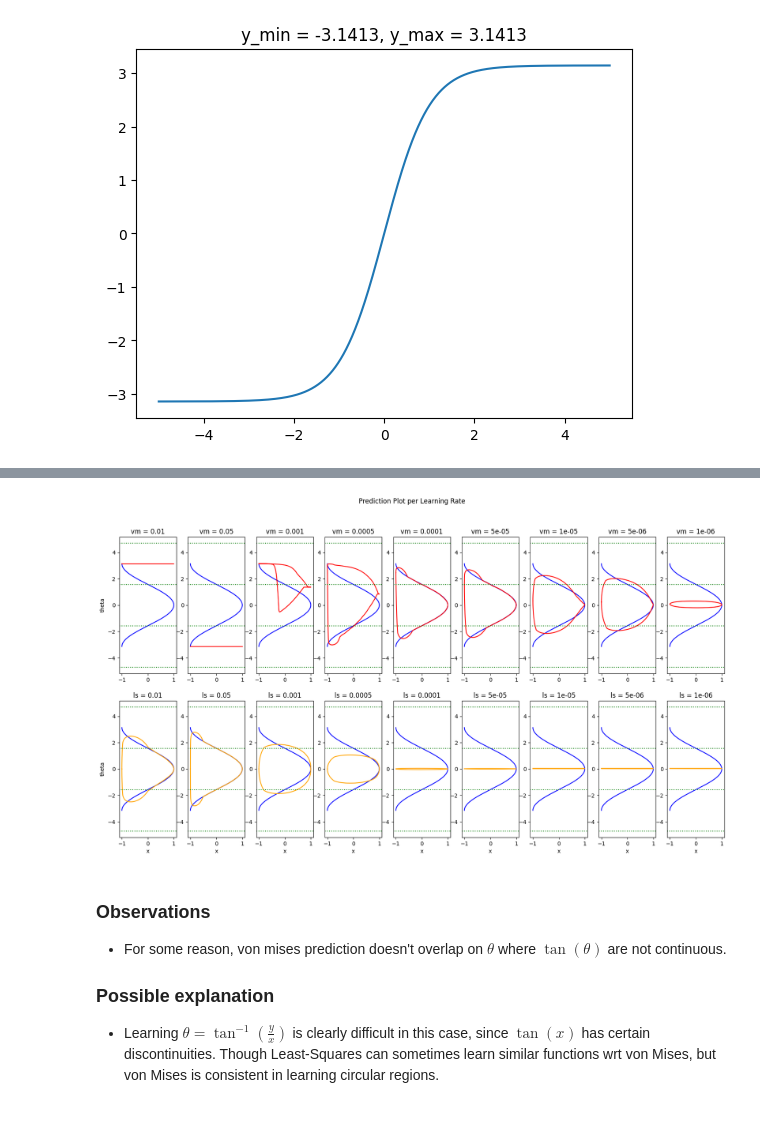
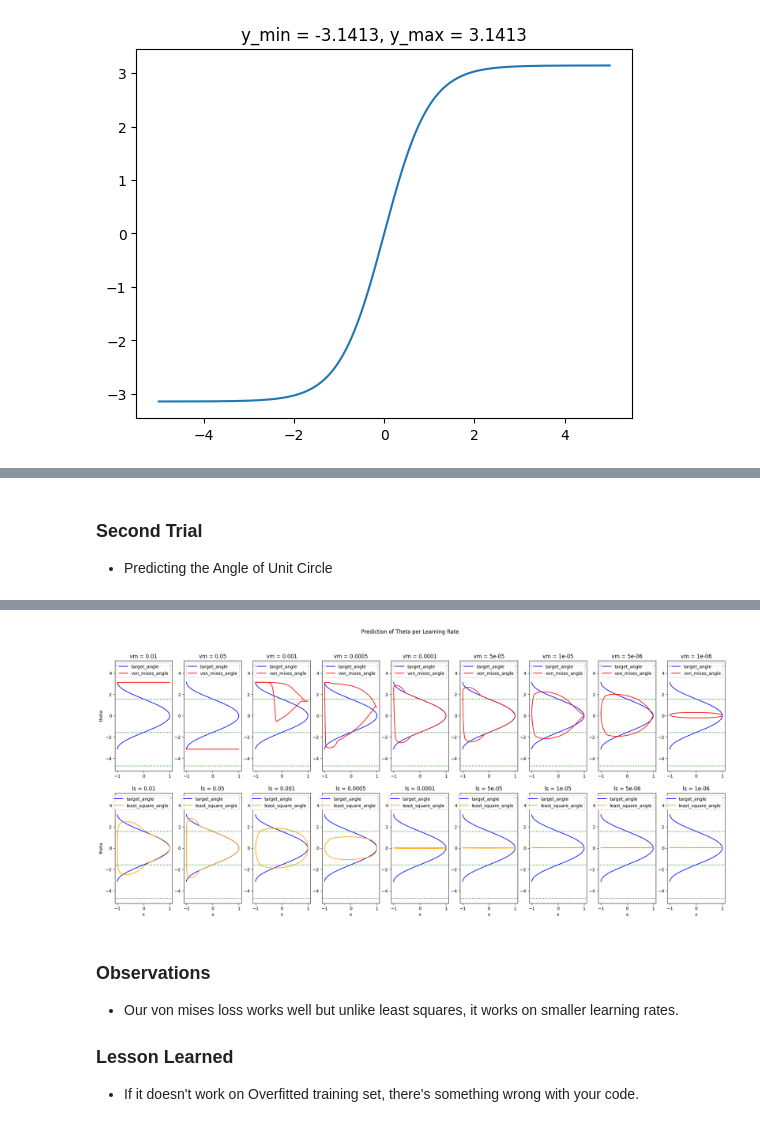
Before and after one commit to jumzzz/understanding-dl, a Jupyter notebook: ch-05/exercises/03-von-mises-loss-function.ipynb, the cells around one changed output, grey strips where cells are left out. Drawn from its saved outputs; the diff is of its cells as text; code cells hidden in the pictures.

```diff
--- a/ch-05/exercises/03-von-mises-loss-function.ipynb
+++ b/ch-05/exercises/03-von-mises-loss-function.ipynb
@@ -248,3 +235,6 @@ plt.show()
+# %% [markdown]
+### Second Trial
+- Predicting the Angle of Unit Circle
 # %%
 step_sizes = [1e-2, 5e-2, 1e-3, 5e-4 ,1e-4, 5e-5, 1e-5, 5e-6, 1e-6]
 num_hidden = 256
@@ -302,44 +292,44 @@ for count, step_size in enumerate(step_sizes,start=1):
 # %%
 counter = 0
 
-figsize = (20,10)
+figsize = (25,10)
 fig, axs = plt.subplots(2, len(step_sizes), figsize=figsize)
 
 for step_size, preds in prediction_data.items():
     axs[0, counter].plot(X_test[:,0].reshape(-1), y_test.reshape(-1), color='blue', label='target_angle')
-    axs[0, counter].plot(X_test[:,0].reshape(-1), preds['y_pred_vm'], color='red', label='pred_angle')
+    axs[0, counter].plot(X_test[:,0].reshape(-1), preds['y_pred_vm'], color='red', label='von_mises_angle')
     axs[0, counter].axhline(- 3 * np.pi / 2, linestyle='dotted', color='green')
     axs[0, counter].axhline(- 1 * np.pi / 2, linestyle='dotted', color='green')
     axs[0, counter].axhline( 1 * np.pi / 2, linestyle='dotted', color='green')
-    axs[0, counter].axhline( 3 * np.pi / 2, linestyle='dotted', color='green', label='discontinuities')
-    # axs[0, counter].legend()
+    axs[0, counter].axhline( 3 * np.pi / 2, linestyle='dotted', color='green')
+    axs[0, counter].legend()
 
     axs[1, counter].plot(X_test[:,0].reshape(-1), y_test.reshape(-1), color='blue', label='target_angle')
-    axs[1, counter].plot(X_test[:,0].reshape(-1), preds['y_pred_ls'], color='orange', label='pred_angle')
+    axs[1, counter].plot(X_test[:,0].reshape(-1), preds['y_pred_ls'], color='orange', label='least_square_angle')
     axs[1, counter].axhline(- 3 * np.pi / 2, linestyle='dotted', color='green')
     axs[1, counter].axhline(- 1 * np.pi / 2, linestyle='dotted', color='green')
     axs[1, counter].axhline( 1 * np.pi / 2, linestyle='dotted', color='green')
-    axs[1, counter].axhline( 3 * np.pi / 2, linestyle='dotted', color='green', label='discontinuities')
-    # axs[1, counter].legend()
+    axs[1, counter].axhline( 3 * np.pi / 2, linestyle='dotted', color='green' )
+    axs[1, counter].legend()
 
     if counter == 0:
         axs[0, counter].set_ylabel('theta')
         axs[1, counter].set_ylabel('theta')
 
     axs[1, counter].set_xlabel('x')
 
     axs[0, counter].set_title(f'vm = {step_size}')
     axs[1, counter].set_title(f'ls = {step_size}')
 
     counter += 1
 
-fig.suptitle('Prediction Plot per Learning Rate')
+fig.suptitle('Prediction of Theta per Learning Rate')
 plt.show()
 # %% [output]
-[figure, old version]
+[figure, new version]
-# %% [markdown]
-### Observations
-- For some reason, von mises prediction doesn't overlap on $\theta$ where $\tan(\theta)$ are not continuous.
-
-### Possible explanation
-- Learning $\theta = \tan^{-1}(\frac{y}{x})$ is clearly difficult in this case, since $\tan(x)$ has certain discontinuities. Though Least-Squares can sometimes learn similar functions wrt von Mises, but von Mises is consistent in learning circular regions.
+# %% [markdown]
+### Observations
+- Our von mises loss works well but unlike least squares, it works on smaller learning rates.
+
+### Lesson Learned
+- If it doesn't work on Overfitted training set, there's something wrong with your code.
```
Also changed, not shown: parts of 2 cells of this notebook.
